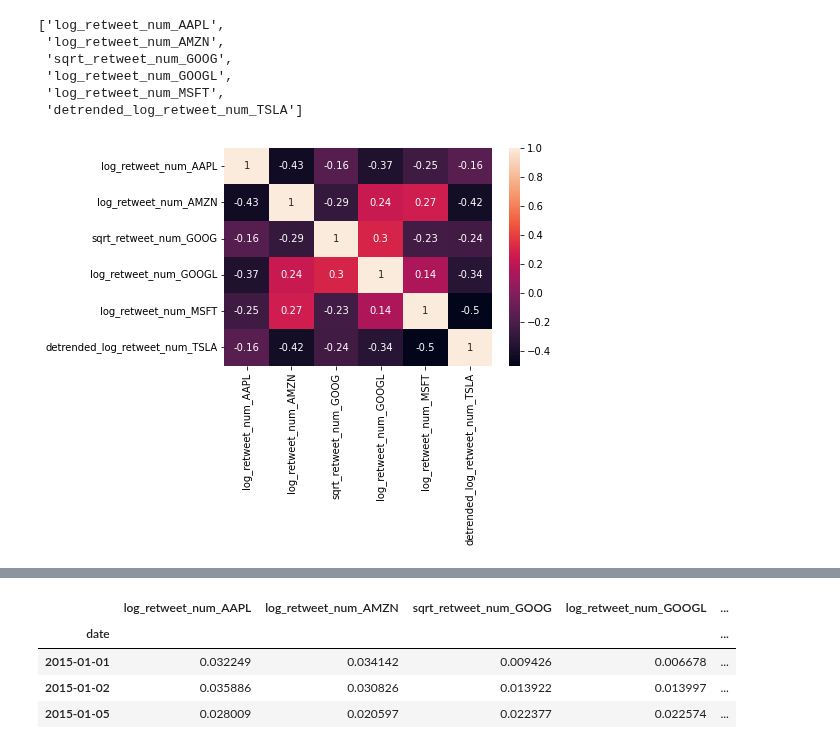
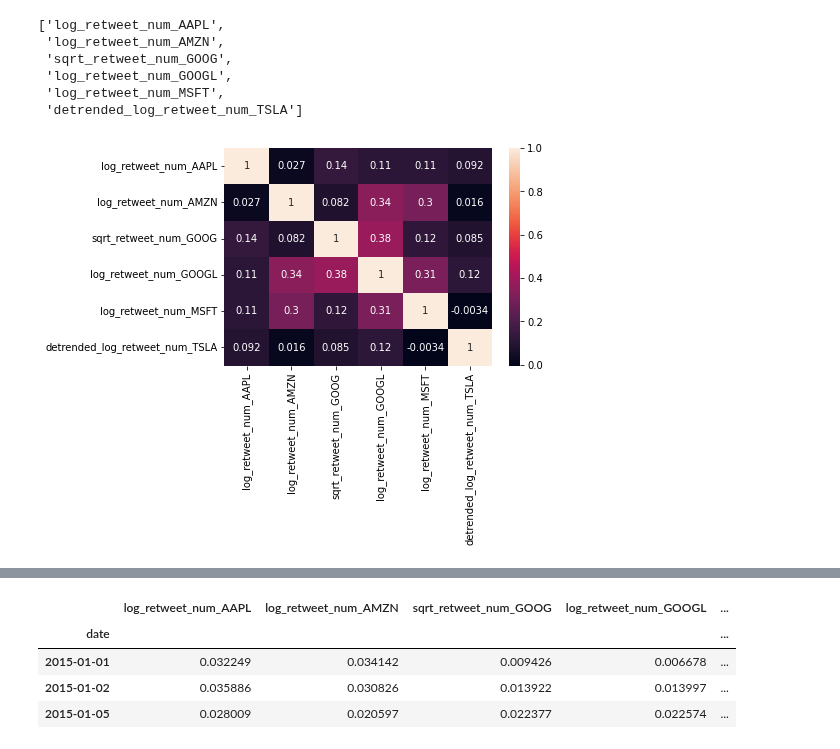
Before and after one commit to dssaenzml/ml703_timeSeriesCausalDiscovery, a Jupyter notebook: Pytrad/stocks_causal_discovery_pytrad.ipynb, the cells around one changed output, grey strips where cells are left out. Cells and saved outputs as stored; diff of their text form; code cells hidden in the pictures.

Commit message:
commit on plots

```diff
--- a/Pytrad/stocks_causal_discovery_pytrad.ipynb
+++ b/Pytrad/stocks_causal_discovery_pytrad.ipynb
@@ -506,12 +506,12 @@ selected_stationary_cols
 # %%
 import seaborn as sns
 
 # Correlation between Stationary variables
-corrMatrix = tweetMetrics1519[selected_stationary_cols].corr().corr()
+corrMatrix = tweetMetrics1519[selected_stationary_cols].corr(method="pearson")
 sns.heatmap(corrMatrix, annot=True)
 plt.savefig("./Correlation Plots/all_companies_tweets_corr.png", dpi=300, bbox_inches = 'tight')
 # %% [output]
-[figure, old version]
+[figure, new version]
 # %%
 abs(corrMatrix[:]) > 0.75
 # %% [output]
```
Also changed, not shown: parts of 4 cells of this notebook, 5 other files.
